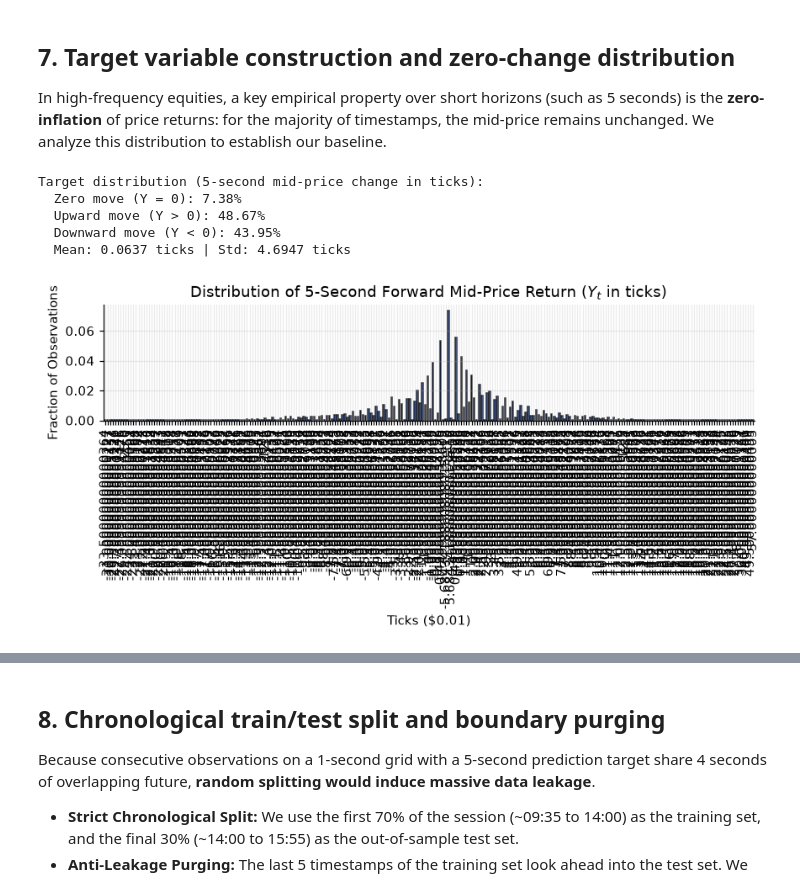
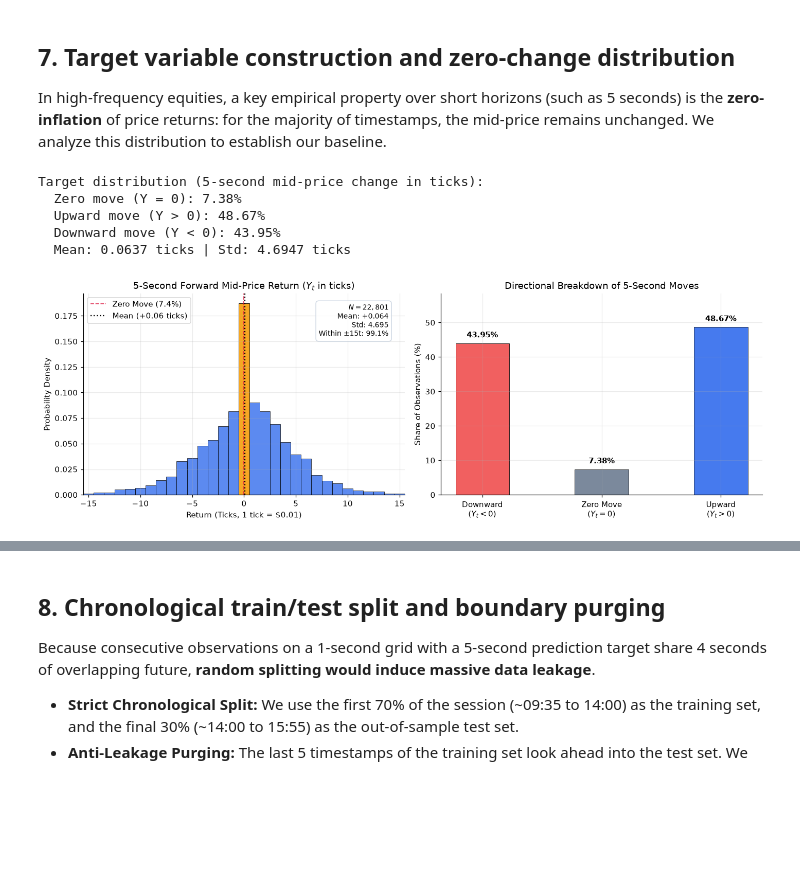
Before and after one commit to mohamadlakkis/Level-3-OrderBook-Analysis, a Jupyter notebook: analysis/02_mid_price_prediction.ipynb, the cells around one changed output, grey strips where cells are left out. Cells and saved outputs as stored; diff of their text form; code cells hidden in the pictures; blank space fills up the shorter version.

```diff
--- a/analysis/02_mid_price_prediction.ipynb
+++ b/analysis/02_mid_price_prediction.ipynb
@@ -341,8 +340,13 @@ valid_mask = (tob_df["timestamp_ns"] >= ns_open) & (tob_df["timestamp_ns"] < ns_
 valid_quotes = (tob_df["bid_price"] > 0) & (tob_df["ask_price"] > tob_df["bid_price"])
 clean_tob = tob_df[valid_mask & valid_quotes].copy().reset_index(drop=True)
 
+# Format timestamp into human-readable datetime (America/New_York)
+clean_tob["timestamp"] = pd.Timestamp("2019-12-30", tz=TIMEZONE) + pd.to_timedelta(clean_tob["timestamp_ns"], unit="ns")
+
 print(f"Reconstructed {len(clean_tob):,} valid top-of-book states during regular trading hours.")
-display(clean_tob.head())
+# Display with formatted timestamp
+cols_display = ["timestamp", "bid_price", "bid_shares", "ask_price", "ask_shares"]
+display(clean_tob[cols_display].head(15))
 # %% [output]
 Replaying order book to extract top-of-book quotes...
 Reconstructed 1,484,261 valid top-of-book states during regular trading hours.
@@ -427,13 +449,11 @@ We resample events onto a fixed 1-second time grid over continuous trading hours
 3. **Target $Y_t$:** Forward mid-price change over $(t, t+5\text{s}]$, expressed in ticks:
    $$Y_t = \frac{P_{\text{mid}}(t+5\text{s}) - P_{\text{mid}}(t)}{0.01}$$
 # %%
-# Convert timestamp_ns to datetime index in America/New_York
-base_date = pd.Timestamp("2019-12-30", tz="America/New_York")
-clean_tob["datetime"] = base_date + pd.to_timedelta(clean_tob["timestamp_ns"], unit="ns")
-clean_tob.set_index("datetime", inplace=True)
+# Set datetime index in America/New_York
+clean_tob.set_index("timestamp", inplace=True)
 
-# 1. Static features at second t (last known quote as of t)
-grid_static = (clean_tob[["bid_price", "ask_price", "bid_shares", "ask_shares", "mid_price"]].resample("1s", label="right", closed="right").last().ffill())
+# 1. Static features at second t (strictly last known quote on or before t)
+grid_static = clean_tob[["bid_price", "ask_price", "bid_shares", "ask_shares", "mid_price"]].resample("1s", label="right", closed="right").last().ffill()
 
 # 2. Flow features over (t-1s, t] (label='right', closed='right')
 grid_flow = clean_tob[["ofi_event"]].resample("1s", label="right", closed="right").sum().fillna(0)
@@ -456,7 +476,7 @@ start_time = pd.Timestamp("2019-12-30 09:35:00", tz="America/New_York")
 end_time = pd.Timestamp("2019-12-30 15:55:00", tz="America/New_York")
 analysis_df = grid_df.loc[start_time:end_time].copy()
 
-# Drop the last 5 observations where target is NaN
+# Drop the last 5 observations where target looks beyond session end
 analysis_df.dropna(subset=["target_5s_ticks"], inplace=True)
 
 print(f"Grid dataset size: {len(analysis_df):,} 1-second timestamps.")
@@ -479,27 +499,88 @@ In high-frequency equities, a key empirical property over short horizons (such a
 # %%
 y = analysis_df["target_5s_ticks"]
 pct_zero = (y == 0).mean() * 100
 pct_up = (y > 0).mean() * 100
 pct_down = (y < 0).mean() * 100
 
 print(f"Target distribution (5-second mid-price change in ticks):")
 print(f"  Zero move (Y = 0): {pct_zero:.2f}%")
 print(f"  Upward move (Y > 0): {pct_up:.2f}%")
 print(f"  Downward move (Y < 0): {pct_down:.2f}%")
 print(f"  Mean: {y.mean():.4f} ticks | Std: {y.std():.4f} ticks")
 
-fig, ax = plt.subplots(figsize=(8, 4))
-y.value_counts(normalize=True).sort_index().plot(kind="bar", ax=ax, color="#2563eb", alpha=0.8, edgecolor="black")
-ax.set_title("Distribution of 5-Second Forward Mid-Price Return ($Y_t$ in ticks)")
-ax.set_xlabel("Ticks ($0.01)")
-ax.set_ylabel("Fraction of Observations")
+fig, axes = plt.subplots(1, 2, figsize=(13, 4.5))
+
+# Panel A: Metric histogram of returns centered on 1-tick bins across [-15, +15] ticks
+bins = np.arange(-15.5, 16.5, 1.0)
+counts, edges, patches = axes[0].hist(
+    y,
+    bins=bins,
+    density=True,
+    color="#2563eb",
+    alpha=0.75,
+    edgecolor="black",
+    linewidth=0.6,
+)
+
+# Highlight zero-return bin
+zero_bin_idx = np.digitize(0.0, edges) - 1
+if 0 <= zero_bin_idx < len(patches):
+    patches[zero_bin_idx].set_facecolor("#f59e0b")
+    patches[zero_bin_idx].set_alpha(0.9)
+
+axes[0].axvline(0, color="crimson", ls="--", lw=1.2, alpha=0.8, label=f"Zero Move ({pct_zero:.1f}%)")
+axes[0].axvline(y.mean(), color="black", ls=":", lw=1.5, label=f"Mean ({y.mean():+.2f} ticks)")
+axes[0].set_xlim(-15.5, 15.5)
+axes[0].set_xticks(np.arange(-15, 16, 5))
+axes[0].set_title("5-Second Forward Mid-Price Return ($Y_t$ in ticks)")
+axes[0].set_xlabel("Return (Ticks, 1 tick = $0.01)")
+axes[0].set_ylabel("Probability Density")
+axes[0].legend(loc="upper left")
+
+# Inset summary statistics text box
+stats_text = (
+    f"$N = {len(y):,}$\n"
+    f"Mean: {y.mean():+.3f}\n"
+    f"Std: {y.std():.3f}\n"
+    f"Within $\\pm 15$t: {(y.abs() <= 15).mean()*100:.1f}%"
+)
+axes[0].text(
+    0.95, 0.95, stats_text,
+    transform=axes[0].transAxes,
+    fontsize=9,
+    verticalalignment="top",
+    horizontalalignment="right",
+    bbox=dict(boxstyle="round,pad=0.4", facecolor="white", edgecolor="#cbd5e1", alpha=0.9),
+)
+
+# Panel B: Directional regime breakdown (Down / Zero / Up)
+regimes = ["Downward\n($Y_t < 0$)", "Zero Move\n($Y_t = 0$)", "Upward\n($Y_t > 0$)"]
+shares = [pct_down, pct_zero, pct_up]
+colors = ["#ef4444", "#64748b", "#2563eb"]
+
+bars = axes[1].bar(regimes, shares, color=colors, width=0.45, edgecolor="black", linewidth=0.6, alpha=0.85)
+axes[1].set_ylim(0, max(shares) * 1.2)
+axes[1].set_ylabel("Share of Observations (%)")
+axes[1].set_title("Directional Breakdown of 5-Second Moves")
+for bar in bars:
+    height = bar.get_height()
+    axes[1].text(
+        bar.get_x() + bar.get_width() / 2.0,
+        height + 1.2,
+        f"{height:.2f}%",
+        ha="center",
+        va="bottom",
+        fontweight="bold",
+        fontsize=10,
+    )
+
 plt.tight_layout()
 plt.savefig(OUTPUT_DIR / "01_target_distribution.png", dpi=160)
 plt.show()
 # %% [output]
 Target distribution (5-second mid-price change in ticks):
   Zero move (Y = 0): 7.38%
   Upward move (Y > 0): 48.67%
   Downward move (Y < 0): 43.95%
   Mean: 0.0637 ticks | Std: 4.6947 ticks
-[figure, old version]
+[figure, new version]
```
Also changed, not shown: parts of 11 cells of this notebook.
